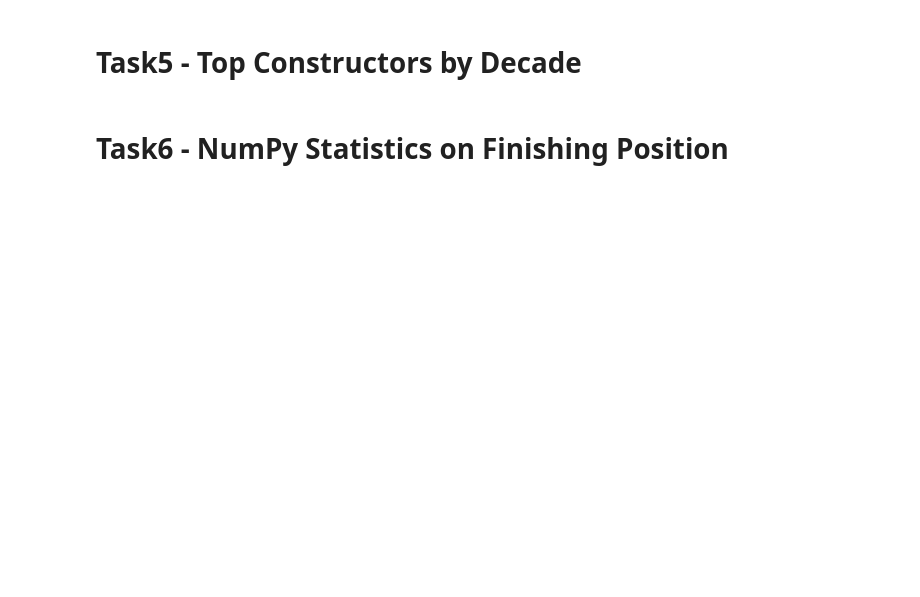
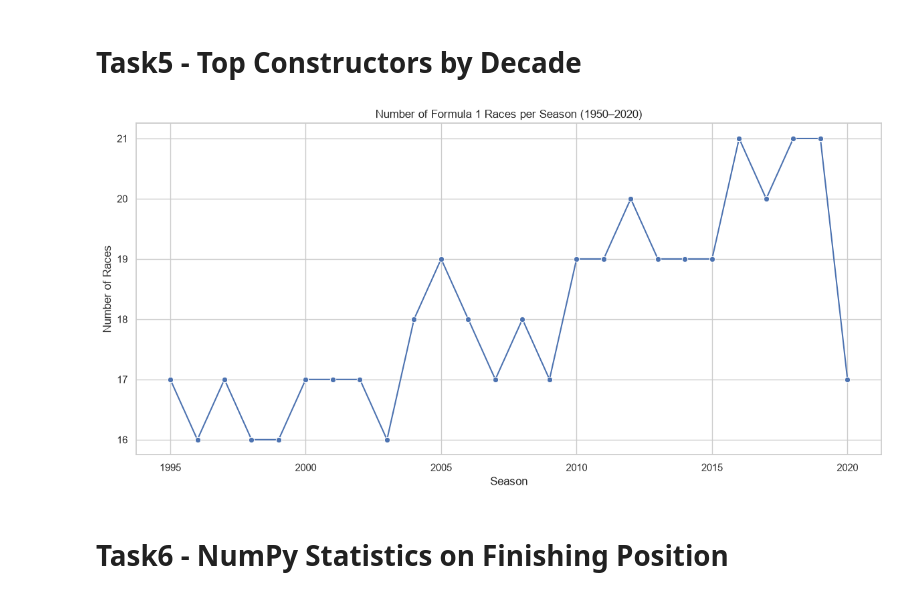
Before and after one commit to geunchankim-glitch/data-practice, a Jupyter notebook: jaeeun/task.ipynb, the cells around one changed output. Saved outputs shown, nothing was run; the diff lists cells and outputs as text; code cells hidden in the pictures; blank space fills up the shorter version.

```diff
--- a/jaeeun/task.ipynb
+++ b/jaeeun/task.ipynb
@@ -208,34 +292,41 @@ plt.show()
 # %% [markdown]
 # Task5 - Top Constructors by Decade
 # %%
-results_with_position = results.assign(
-    position=pd.to_numeric(results["position"], errors="coerce")
+result_races = races[(races["year"] >= 1995)
+                            & (races["year"] <= 2020)]
+
+result_races
+num_of_races = (
+    result_races
+    .groupby("year")
+    .size()
+    .reset_index(name="num_of_races")
 )
 
-wins = (
-    results_with_position[results_with_position["position"] == 1]
-    .merge(races[["raceId", "year"]], on="raceId", how="left")
-    .merge(constructors[["constructorId", "name"]], on="constructorId", how="left")
+sns.set_theme(style="whitegrid")
+
+#graph drawing
+plt.figure(figsize=(12, 6))
+
+sns.lineplot(
+    data=num_of_races,
+    x="year",
+    y="num_of_races",
+    marker="o"
 )
 
-wins["decade"] = (wins["year"] // 10 * 10).astype(int).astype(str) + "s"
+plt.title("Number of Formula 1 Races per Season (1950–2020)")
+plt.xlabel("Season")
+plt.ylabel("Number of Races")
 
-wins_by_decade = (
-    wins
-    .groupby(["decade", "name"])
-    .size()
-    .reset_index(name="wins")
-    .sort_values(["decade", "wins"], ascending=[True, False])
-)
+plt.tight_layout()
 
-wins_pivot = (
-    wins_by_decade
-    .pivot(index="name", columns="decade", values="wins")
-    .fillna(0)
-    .astype(int)
-)
+# saving as png
+plt.savefig("chart1_races_per_season.png", dpi=300)
 
-wins_pivot
+plt.show()
+# %% [output]
+[figure, added]
 # %% [markdown]
 # Task6 - NumPy Statistics on Finishing Position
 # %%
```
Also changed, not shown: parts of 13 cells of this notebook.
